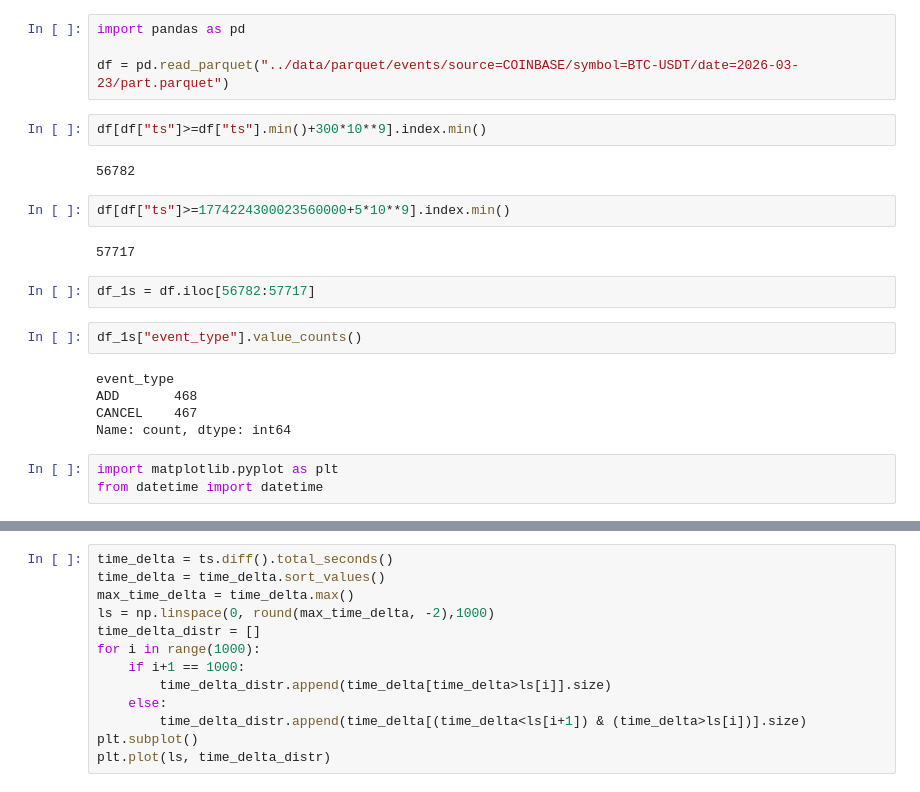
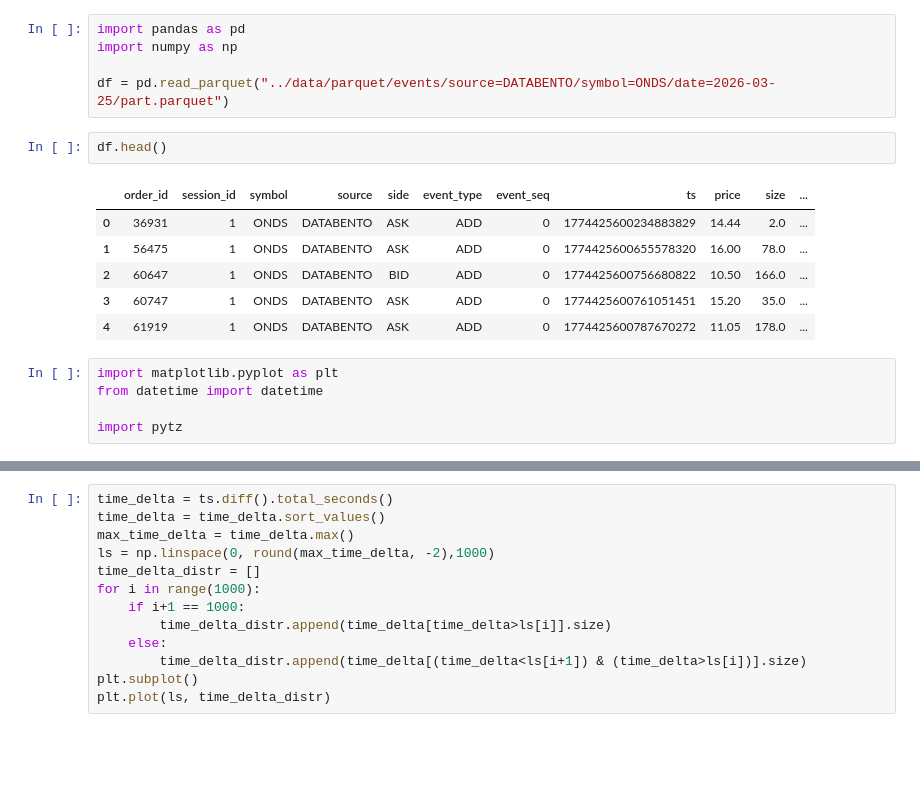
Before and after one commit to chenyu0516/lob_research, a Jupyter notebook: scripts/data_analyze.ipynb, the cells around one changed output, grey strips where cells are left out. Drawn from its saved outputs; the diff is of its cells as text; blank space fills up the shorter version.

```diff
--- a/scripts/data_analyze.ipynb
+++ b/scripts/data_analyze.ipynb
@@ -17,25 +1,20 @@ decompress_zstd_file('../data/raw/databento/ONDS/xnas-itch-20260325.mbo.ONDS.csv
 # %%
 import pandas as pd
+import numpy as np
 
-df = pd.read_parquet("../data/parquet/events/source=COINBASE/symbol=BTC-USDT/date=2026-03-23/part.parquet")
+df = pd.read_parquet("../data/parquet/events/source=DATABENTO/symbol=ONDS/date=2026-03-25/part.parquet")
-# %%
-df[df["ts"]>=df["ts"].min()+300*10**9].index.min()
-# %% [output]
-56782
-# %%
-df[df["ts"]>=1774224300023560000+5*10**9].index.min()
-# %% [output]
-57717
-# %%
-df_1s = df.iloc[56782:57717]
-# %%
-df_1s["event_type"].value_counts()
-# %% [output]
-event_type
-ADD       468
-CANCEL    467
-Name: count, dtype: int64
+# %%
+df.head()
+# %% [output]
+|  | order_id | session_id | symbol | source | side | event_type | event_seq | ts | price | size | ... |
+| 0 | 36931 | 1 | ONDS | DATABENTO | ASK | ADD | 0 | 1774425600234883829 | 14.44 | 2.0 | ... |
+| 1 | 56475 | 1 | ONDS | DATABENTO | ASK | ADD | 0 | 1774425600655578320 | 16.00 | 78.0 | ... |
+| 2 | 60647 | 1 | ONDS | DATABENTO | BID | ADD | 0 | 1774425600756680822 | 10.50 | 166.0 | ... |
+| 3 | 60747 | 1 | ONDS | DATABENTO | ASK | ADD | 0 | 1774425600761051451 | 15.20 | 35.0 | ... |
+| 4 | 61919 | 1 | ONDS | DATABENTO | ASK | ADD | 0 | 1774425600787670272 | 11.05 | 178.0 | ... |
 # %%
 import matplotlib.pyplot as plt
 from datetime import datetime
+
+import pytz
 # %%
```
Also changed, not shown: parts of 11 cells of this notebook, 5 other files.
